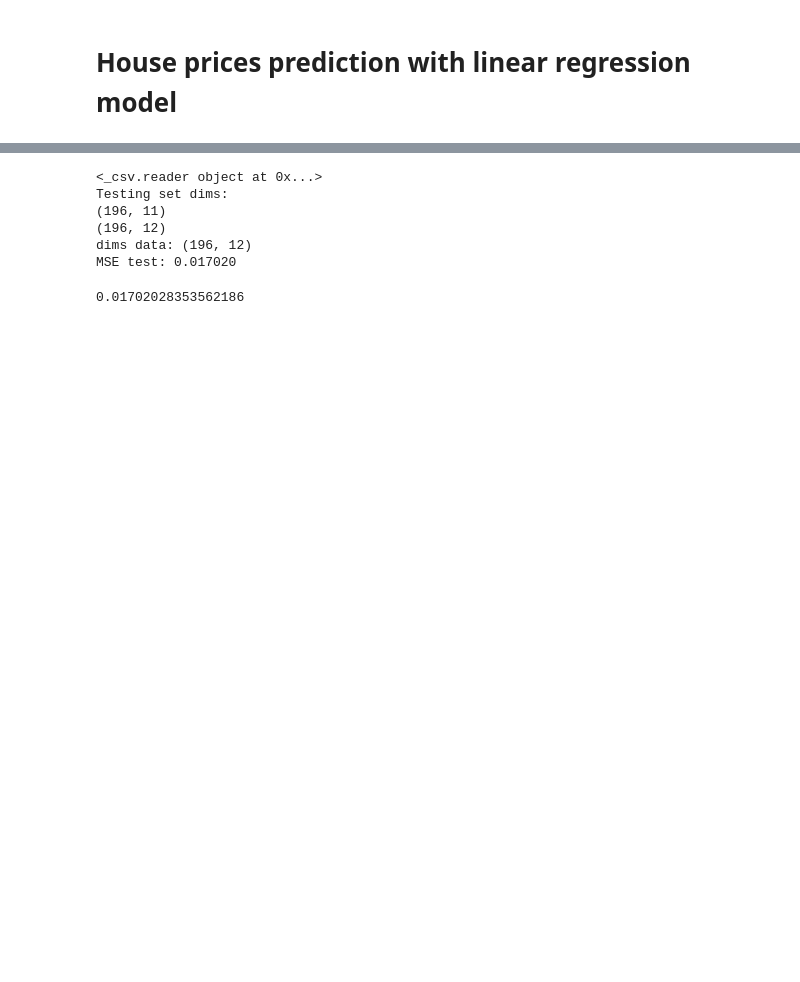
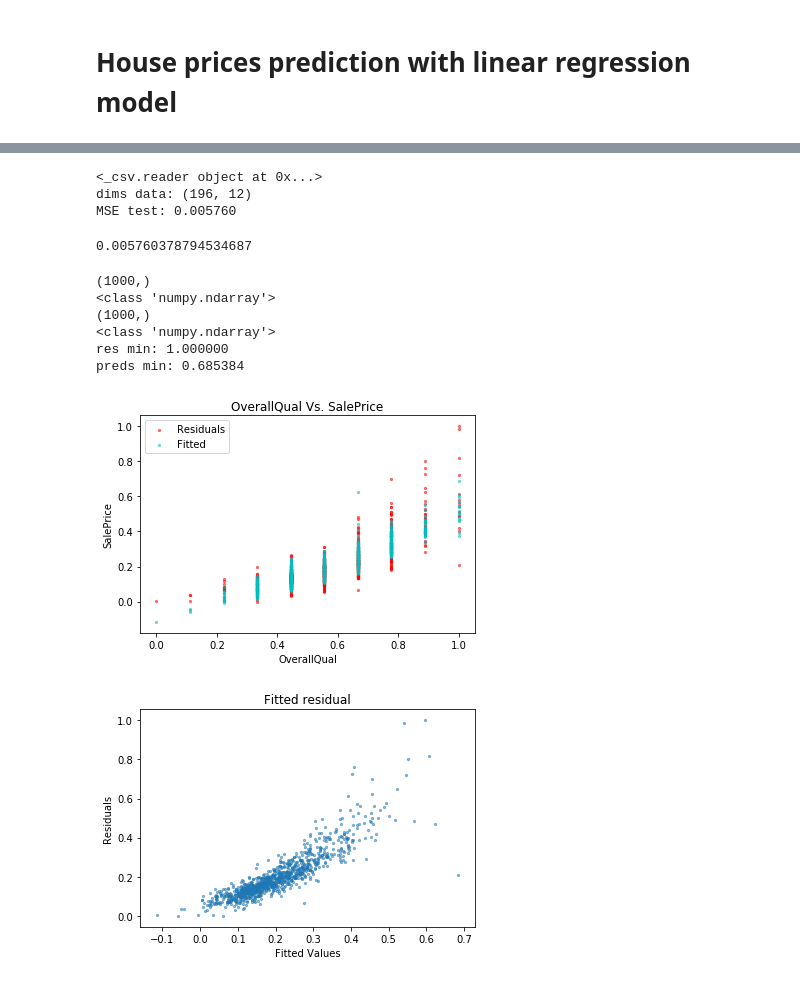
Before and after one commit to PascalPolygon/Neural_Networks, a Jupyter notebook: MP1_housePrices/house_prices.ipynb, the cells around one changed output, grey strips where cells are left out. Drawn from its saved outputs; the diff is of its cells as text; code cells hidden in the pictures; blank space fills up the shorter version.

Commit message:
Tuned learning rate and epochs and result figures generation

```diff
--- a/MP1_housePrices/house_prices.ipynb
+++ b/MP1_housePrices/house_prices.ipynb
@@ -145,28 +84,58 @@ Fold 5 MSE_train = 0.029602
 # %%
 test_file = './dataset/testing_set.csv' # Set contains 1st 1000 rows for training
 test_data_mtx = read_csv_file(test_file)
-print("Testing set dims:")
-print(test_data_mtx.shape)
-# print(test_data_mtx[0])
 
 test_year_blt_sq = gen_fld_sq(test_data_mtx, "YearBuilt")
-
-#append that as last colum of our data matrix
-test_year_blt_sq = np.c_[test_year_blt_sq]
-
-#add year built square to data
-test_data_mtx = np.append(test_data_mtx, test_year_blt_sq, axis=1)
-print(test_data_mtx.shape)
+test_year_blt_sq = np.c_[test_year_blt_sq] #Covert to column vect
+test_data_mtx = np.append(test_data_mtx, test_year_blt_sq, axis=1) #add year built square to data
 
 lin_reg_predict(test_data_mtx, W)
 # %% [output]
 <_csv.reader object at 0x...>
-Testing set dims:
-(196, 11)
-(196, 12)
 dims data: (196, 12)
-MSE test: 0.017020
+MSE test: 0.005760
-0.01702028353562186
+0.005760378794534687
+# %%
+res = data_mtx[1:data_mtx.shape[0], 0].astype(float)
+X = data_mtx[1:data_mtx.shape[0], 1:data_mtx.shape[1]].astype(float)
+X = augment(X)
+preds = np.dot(X, W)
+print(res.shape)
+print(type(res))
+print(preds.flatten().shape)
+print(type(preds))
+area = 5
+lotFrt = data_mtx[1:data_mtx.shape[0], 3].astype(float)
+
+print("res min: %f" % np.amax(res))
+print("preds min: %f" % np.amax(preds))
+
+fig, ax = plt.subplots()
+ax.scatter(lotFrt, res, s=area, color='r', marker='o', alpha=0.5, label="Residuals")
+ax.scatter(lotFrt, preds, s=area, color='c', marker='o', alpha=0.5, label = "Fitted")
+
+ax.legend()
+
+plt.title("OverallQual Vs. SalePrice")
+plt.xlabel("OverallQual")
+plt.ylabel("SalePrice")
+plt.savefig("./figures/results/Overqual_vs_SalePrice.png")
+plt.show()
+# plt.plot(preds, res, 'o', color='black');
+plt.title("Fitted residual")
+plt.xlabel("Fitted Values")
+plt.ylabel("Residuals")
+plt.scatter(preds, res, s=area, marker='o', alpha=0.5)
+plt.savefig("./figures/results/fittedResidual.png")
+# %% [output]
+(1000,)
+<class 'numpy.ndarray'>
+(1000,)
+<class 'numpy.ndarray'>
+res min: 1.000000
+preds min: 0.685384
+[figure, added]
+[figure, added]
 # %%
 def get_X_and_Y(data):
     X = data[1:data.shape[0], 1:data.shape[1]]
```
Also changed, not shown: parts of 12 cells of this notebook, 24 other files.
